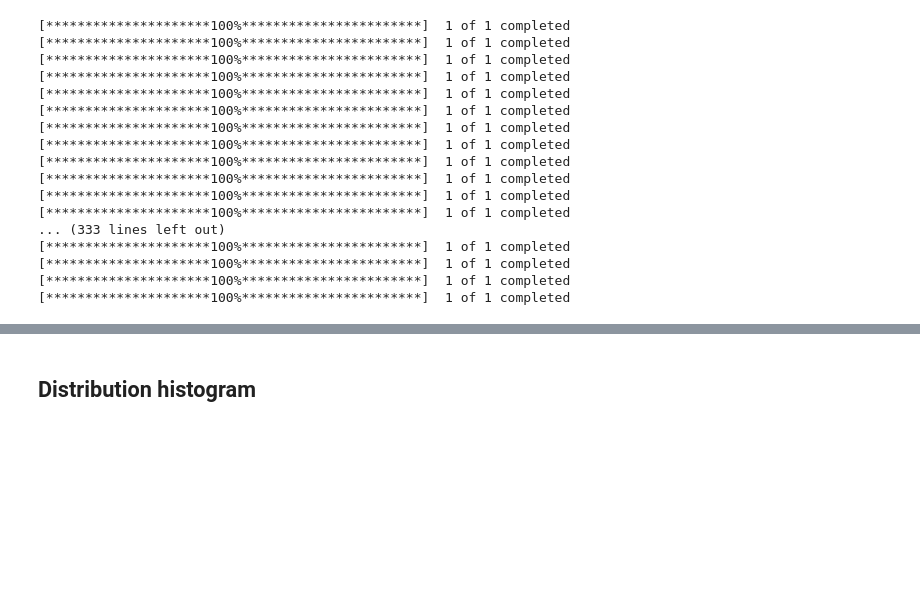
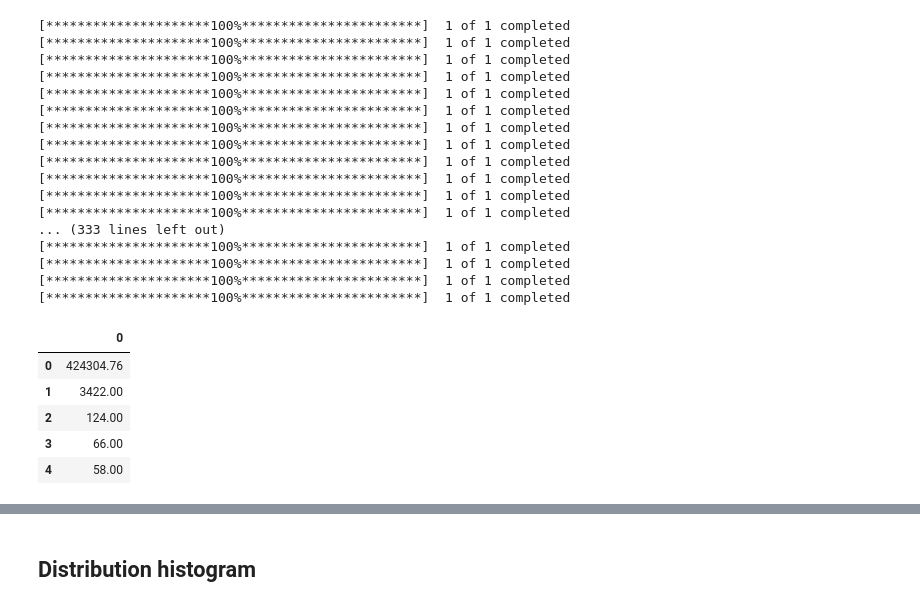
Before and after one commit to volry/Stocks-PF-stategy, a Jupyter notebook: Stocks-PF-strategy.ipynb, the cells around one changed output, grey strips where cells are left out. Saved outputs shown, nothing was run; the diff lists cells and outputs as text; code cells hidden in the pictures; blank space fills up the shorter version.

```diff
--- a/Stocks-PF-strategy.ipynb
+++ b/Stocks-PF-strategy.ipynb
@@ -355 +356,13 @@ with pd.ExcelWriter("outputFiles/output.xlsx") as writer:
+# %%
+
+anal_df = pd.DataFrame(tot_analysis)
+# %%
+anal_df
+# %% [output]
+|  | 0 |
+| 0 | 424304.76 |
+| 1 | 3422.00 |
+| 2 | 124.00 |
+| 3 | 66.00 |
+| 4 | 58.00 |
 # %%
```
Also changed, not shown: parts of 8 cells of this notebook.
